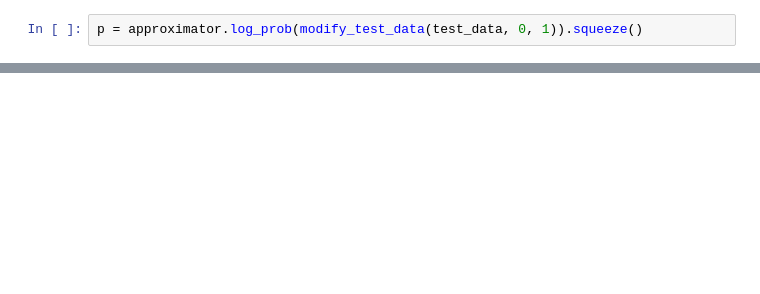
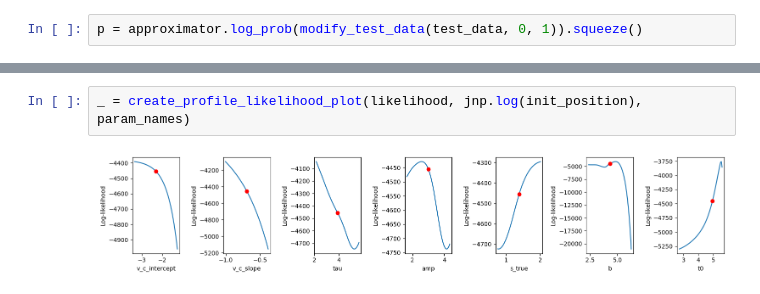
Before and after one commit to maltelueken/neural-race-model-estimation, a Jupyter notebook: nle_single_approx.ipynb, the cells around one changed output, grey strips where cells are left out. Cells and saved outputs as stored; diff of their text form; blank space fills up the shorter version.

```diff
--- a/nle_single_approx.ipynb
+++ b/nle_single_approx.ipynb
@@ -346,0 +353,4 @@ ax.axline((0, 0), slope=1)
+# %%
+_ = create_profile_likelihood_plot(likelihood, jnp.log(init_position), param_names)
+# %% [output]
+[figure, added]
```
Also changed, not shown: parts of 27 cells of this notebook, 6 other files.
